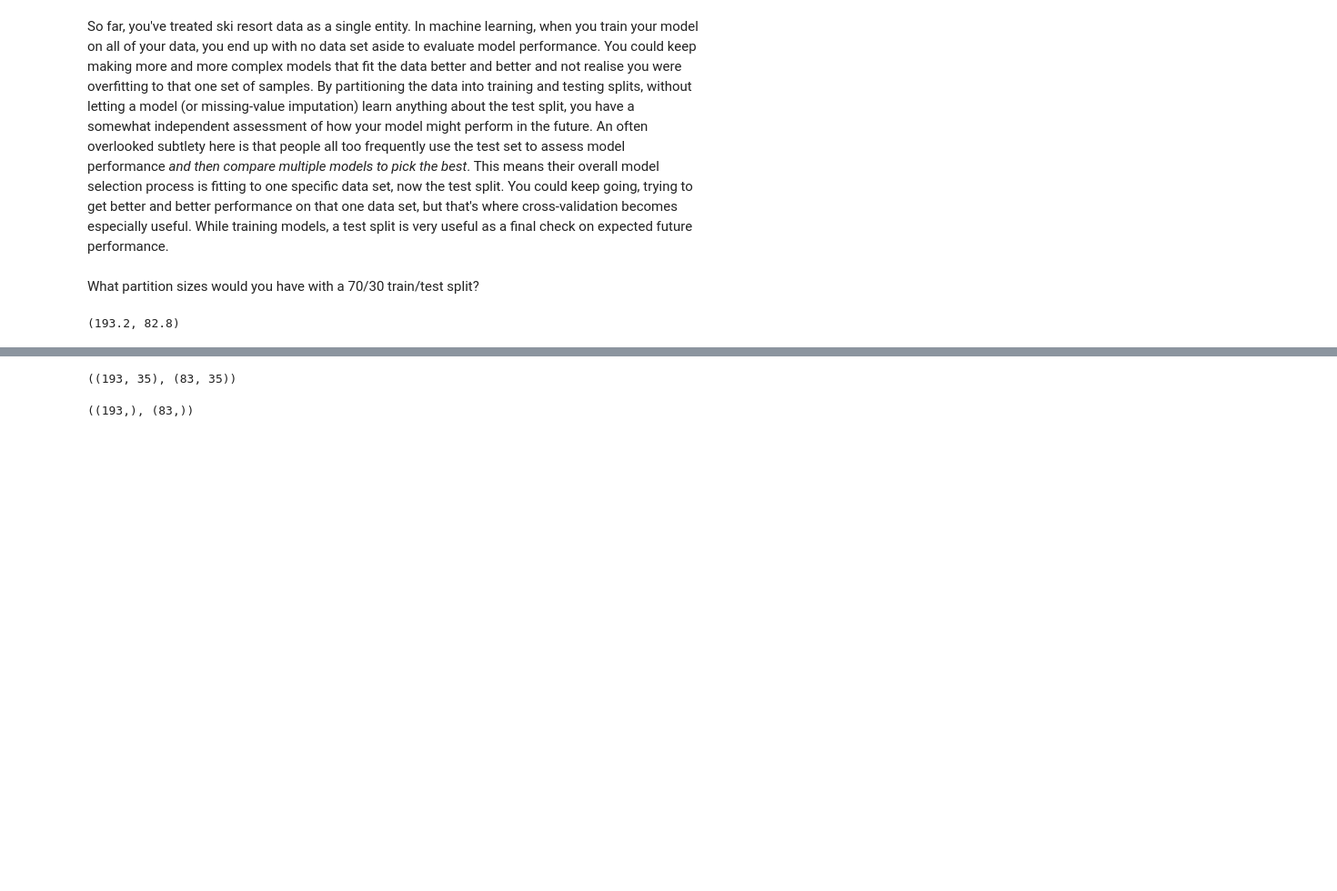
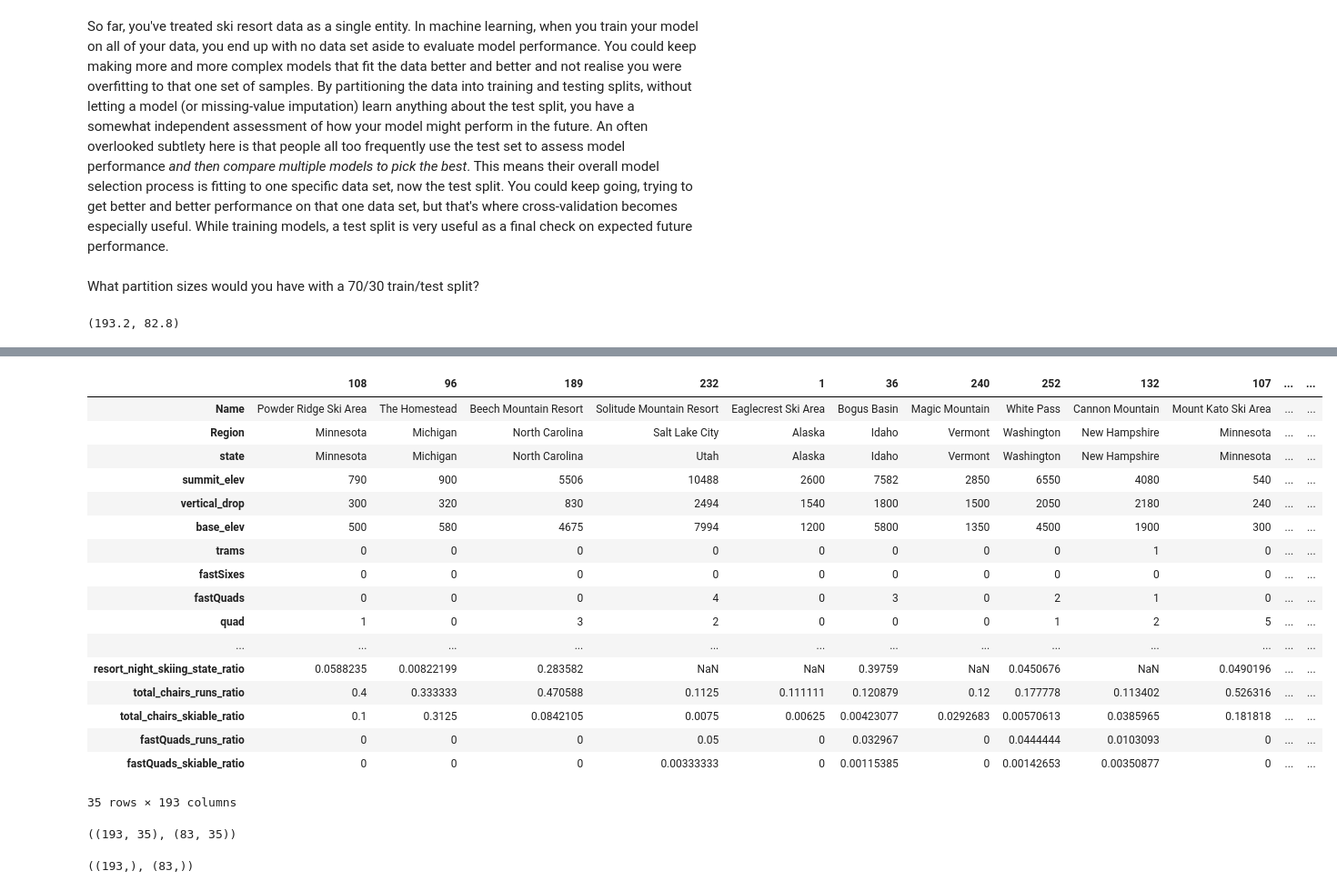
Before and after one commit to byongrakkim/DataScienceGuidedCapstone, a Jupyter notebook: Notebooks/04_preprocessing_and_training.ipynb, the cells around one changed output, grey strips where cells are left out. Shown at 91% size. Saved outputs shown, nothing was run; the diff lists cells and outputs as text; code cells hidden in the pictures; blank space fills up the shorter version.

```diff
--- a/Notebooks/04_preprocessing_and_training.ipynb
+++ b/Notebooks/04_preprocessing_and_training.ipynb
@@ -166,3 +249,24 @@ X_train, X_test, y_train, y_test = train_test_split(ski_data.drop(columns='Adult
+# %%
+X_train.T
+# %% [output]
+|  | 108 | 96 | 189 | 232 | 1 | 36 | 240 | 252 | 132 | 107 | ... | ... |
+| Name | Powder Ridge Ski Area | The Homestead | Beech Mountain Resort | Solitude Mountain Resort | Eaglecrest Ski Area | Bogus Basin | Magic Mountain | White Pass | Cannon Mountain | Mount Kato Ski Area | ... | ... |
+| Region | Minnesota | Michigan | North Carolina | Salt Lake City | Alaska | Idaho | Vermont | Washington | New Hampshire | Minnesota | ... | ... |
+| state | Minnesota | Michigan | North Carolina | Utah | Alaska | Idaho | Vermont | Washington | New Hampshire | Minnesota | ... | ... |
+| summit_elev | 790 | 900 | 5506 | 10488 | 2600 | 7582 | 2850 | 6550 | 4080 | 540 | ... | ... |
+| vertical_drop | 300 | 320 | 830 | 2494 | 1540 | 1800 | 1500 | 2050 | 2180 | 240 | ... | ... |
+| base_elev | 500 | 580 | 4675 | 7994 | 1200 | 5800 | 1350 | 4500 | 1900 | 300 | ... | ... |
+| trams | 0 | 0 | 0 | 0 | 0 | 0 | 0 | 0 | 1 | 0 | ... | ... |
+| fastSixes | 0 | 0 | 0 | 0 | 0 | 0 | 0 | 0 | 0 | 0 | ... | ... |
+| fastQuads | 0 | 0 | 0 | 4 | 0 | 3 | 0 | 2 | 1 | 0 | ... | ... |
+| quad | 1 | 0 | 3 | 2 | 0 | 0 | 0 | 1 | 2 | 5 | ... | ... |
+| ... | ... | ... | ... | ... | ... | ... | ... | ... | ... | ... | ... | ... |
+| resort_night_skiing_state_ratio | 0.0588235 | 0.00822199 | 0.283582 | NaN | NaN | 0.39759 | NaN | 0.0450676 | NaN | 0.0490196 | ... | ... |
+| total_chairs_runs_ratio | 0.4 | 0.333333 | 0.470588 | 0.1125 | 0.111111 | 0.120879 | 0.12 | 0.177778 | 0.113402 | 0.526316 | ... | ... |
+| total_chairs_skiable_ratio | 0.1 | 0.3125 | 0.0842105 | 0.0075 | 0.00625 | 0.00423077 | 0.0292683 | 0.00570613 | 0.0385965 | 0.181818 | ... | ... |
+| fastQuads_runs_ratio | 0 | 0 | 0 | 0.05 | 0 | 0.032967 | 0 | 0.0444444 | 0.0103093 | 0 | ... | ... |
+| fastQuads_skiable_ratio | 0 | 0 | 0 | 0.00333333 | 0 | 0.00115385 | 0 | 0.00142653 | 0.00350877 | 0 | ... | ... |
+35 rows × 193 columns
 # %%
 X_train.shape, X_test.shape
 # %% [output]
```
Also changed, not shown: parts of 21 cells of this notebook.
